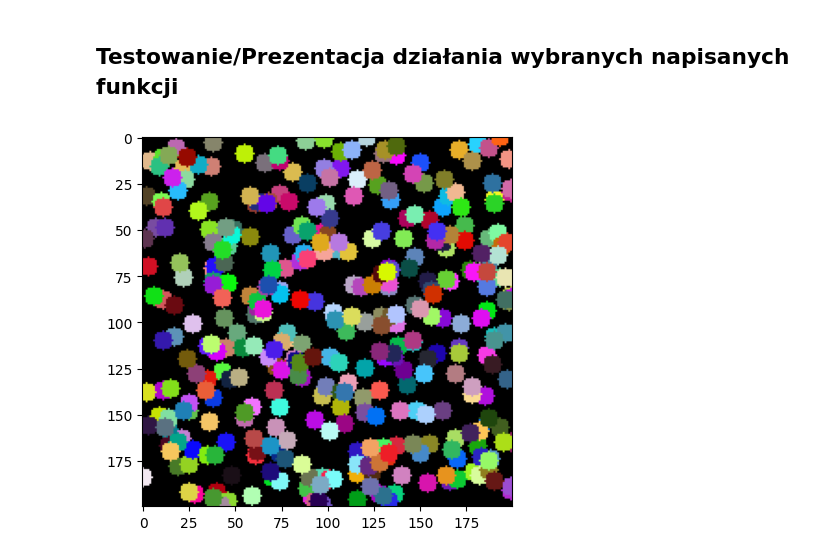
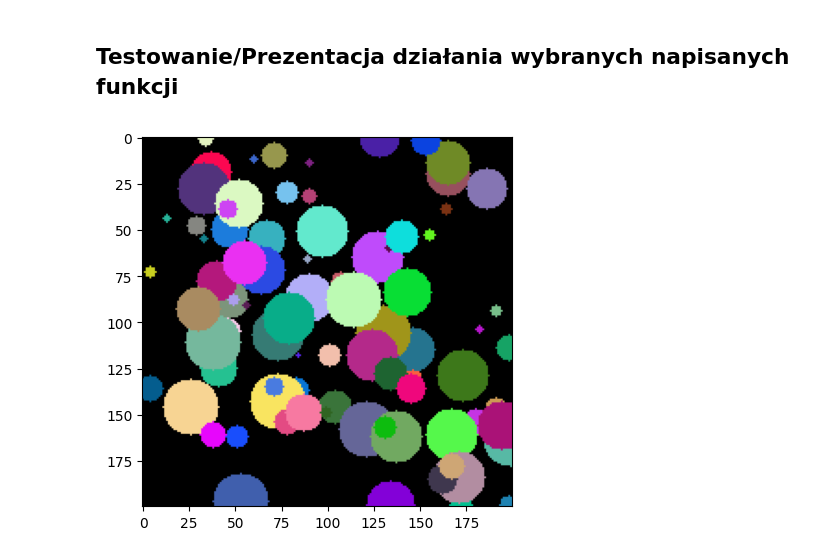
Before and after one commit to michalfica/algorytmy-ewolucyjne---projekt-, a Jupyter notebook: projekt/testing.ipynb, the cells around one changed output. Saved outputs shown, nothing was run; the diff lists cells and outputs as text; code cells hidden in the pictures.

Commit message:
restrukturyzacja, osobnu plik na Splash

```diff
--- a/projekt/testing.ipynb
+++ b/projekt/testing.ipynb
@@ -1,39 +1,20 @@
 # %% [markdown]
 ## Testowanie/Prezentacja działania wybranych napisanych funkcji
-# %%
-import individual
-from imp import reload
-reload(individual)
-
-from individual import Individual
-from individual import Splash
-import numpy as np
-
-def test_convert_to_pixels_array():
-
-    N = 500
-    max_rank = 4
-
-    def generate_splash(N, max_rank):
-        splash_list = [Splash(np.array([0, 0, 0]), 0) for i in range(N)]
-        for splash in splash_list:
-            splash.random_splash(max_rank)
-
-        return splash_list
-
-    def generate_specific_splash_layout(N, length, widith):
-        layout = np.zeros((N, 2))
-        for i in range(N):
-            x, y = np.random.randint(0,length), np.random.randint(0,widith)
-            layout[i] = np.array([x, y])
-        return layout
-
-    splash_parameters = generate_splash(N, max_rank)
-    splash_layout = generate_specific_splash_layout(N, 200, 200)
-
-    indiv = Individual(splash_parameters, splash_layout)
-    indiv.show_image()
-
-test_convert_to_pixels_array()
-# %% [output]
-[figure, removed]
+# %%
+import individual
+from imp import reload
+reload(individual)
+
+from individual import Individual
+from individual import Splash
+import numpy as np
+
+def test_convert_to_pixels_array():
+
+    indiv = Individual()
+    indiv.generate_random_inidividual()
+    indiv.show_image()
+
+test_convert_to_pixels_array()
+# %% [output]
+[figure, added]
```
Also changed, not shown: 2 other files.
